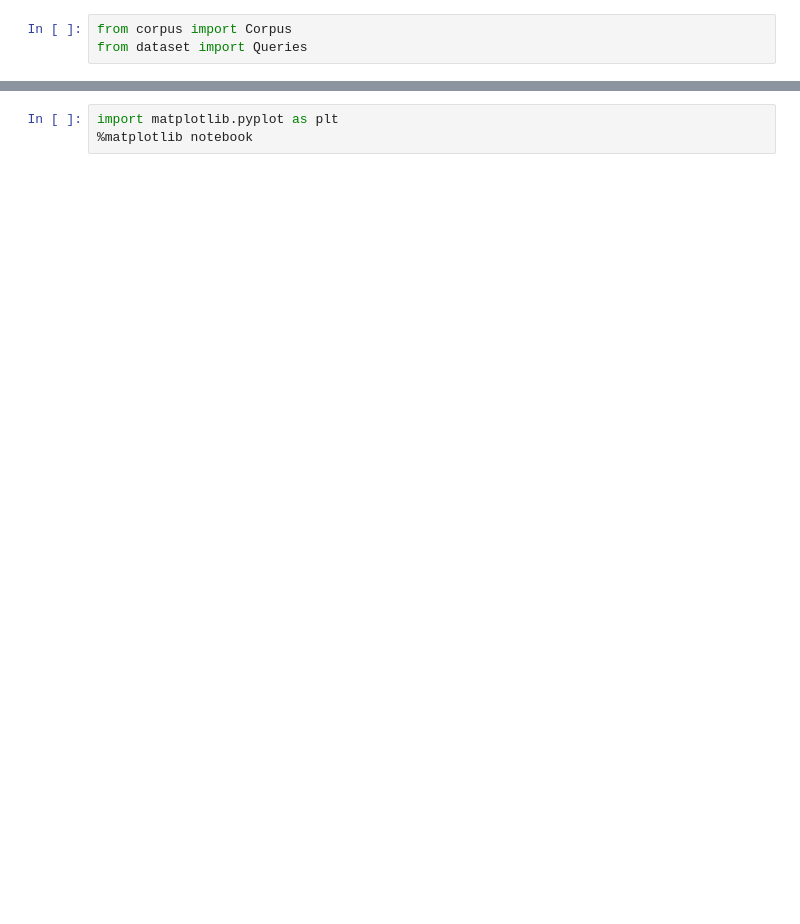
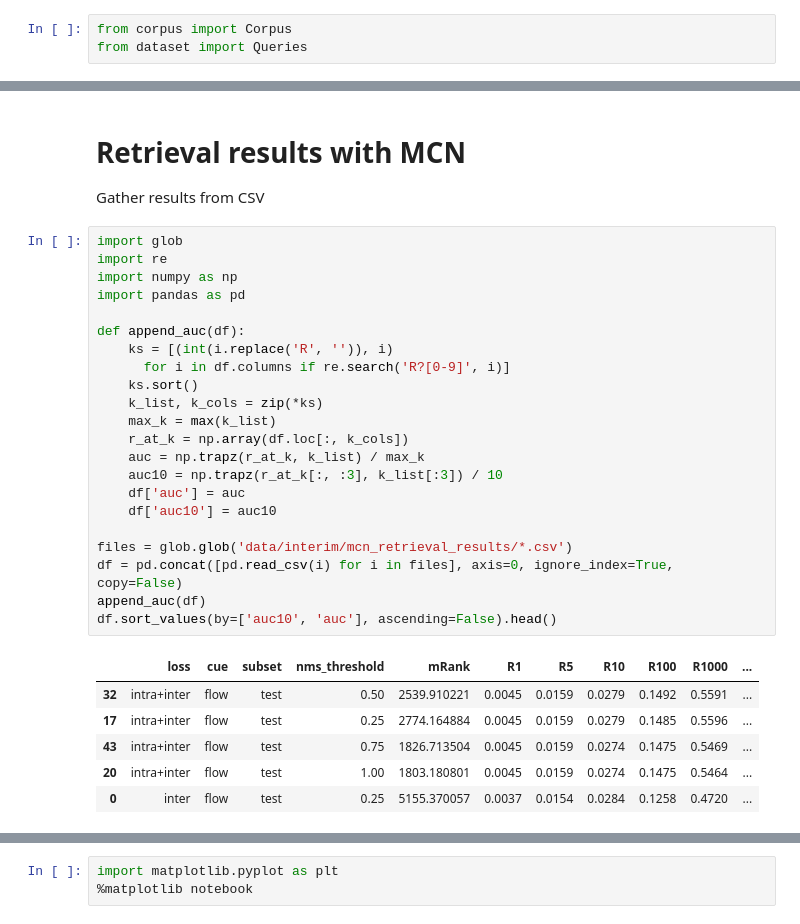
Before and after one commit to escorciav/moments-retrieval, a Jupyter notebook: 2.retrieval-over-corpus.ipynb, the cells around one changed output, grey strips where cells are left out. Drawn from its saved outputs; the diff is of its cells as text; blank space fills up the shorter version.

Commit message:
[notebooks] Update notebook results
Save results used in 2018-06-12 meeting.

- Add debugging steps used to find issue in LSTM

```diff
--- a/2.retrieval-over-corpus.ipynb
+++ b/2.retrieval-over-corpus.ipynb
@@ -330,0 +123,33 @@ mRank=2889.13;
+# %% [markdown]
+# Retrieval results with MCN
+
+Gather results from CSV
+# %%
+import glob
+import re
+import numpy as np
+import pandas as pd
+
+def append_auc(df):
+    ks = [(int(i.replace('R', '')), i)
+      for i in df.columns if re.search('R?[0-9]', i)]
+    ks.sort()
+    k_list, k_cols = zip(*ks)
+    max_k = max(k_list)
+    r_at_k = np.array(df.loc[:, k_cols])
+    auc = np.trapz(r_at_k, k_list) / max_k
+    auc10 = np.trapz(r_at_k[:, :3], k_list[:3]) / 10
+    df['auc'] = auc
+    df['auc10'] = auc10
+
+files = glob.glob('data/interim/mcn_retrieval_results/*.csv')
+df = pd.concat([pd.read_csv(i) for i in files], axis=0, ignore_index=True, copy=False)
+append_auc(df)
+df.sort_values(by=['auc10', 'auc'], ascending=False).head()
+# %% [output]
+|  | loss | cue | subset | nms_threshold | mRank | R1 | R5 | R10 | R100 | R1000 | ... |
+| 32 | intra+inter | flow | test | 0.50 | 2539.910221 | 0.0045 | 0.0159 | 0.0279 | 0.1492 | 0.5591 | ... |
+| 17 | intra+inter | flow | test | 0.25 | 2774.164884 | 0.0045 | 0.0159 | 0.0279 | 0.1485 | 0.5596 | ... |
+| 43 | intra+inter | flow | test | 0.75 | 1826.713504 | 0.0045 | 0.0159 | 0.0274 | 0.1475 | 0.5469 | ... |
+| 20 | intra+inter | flow | test | 1.00 | 1803.180801 | 0.0045 | 0.0159 | 0.0274 | 0.1475 | 0.5464 | ... |
+| 0 | inter | flow | test | 0.25 | 5155.370057 | 0.0037 | 0.0154 | 0.0284 | 0.1258 | 0.4720 | ... |
```
Also changed, not shown: parts of 37 cells of this notebook, 1 other file.
